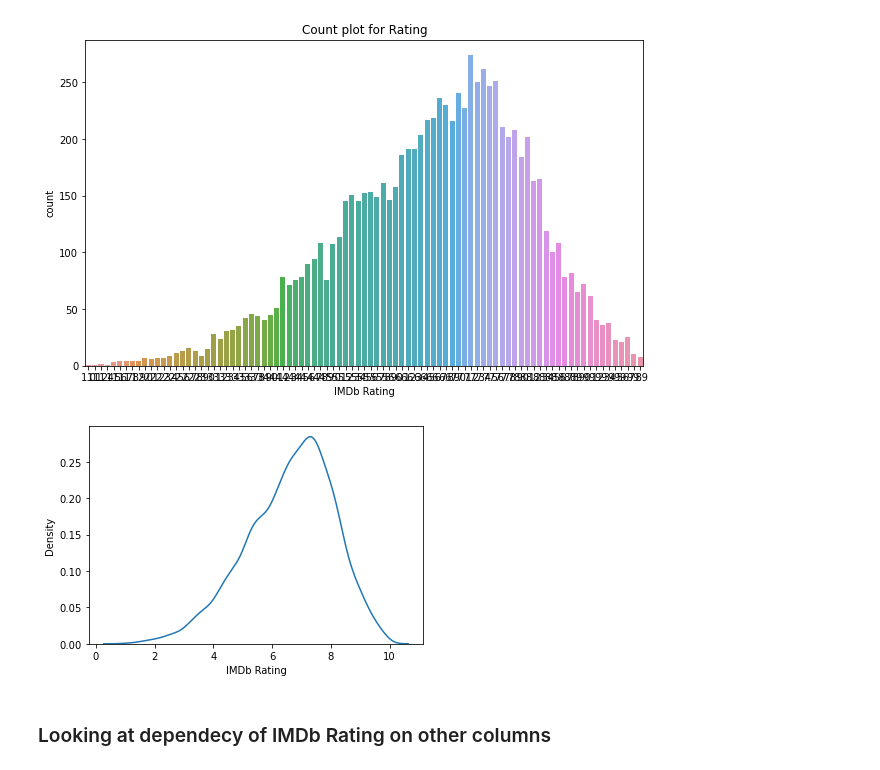
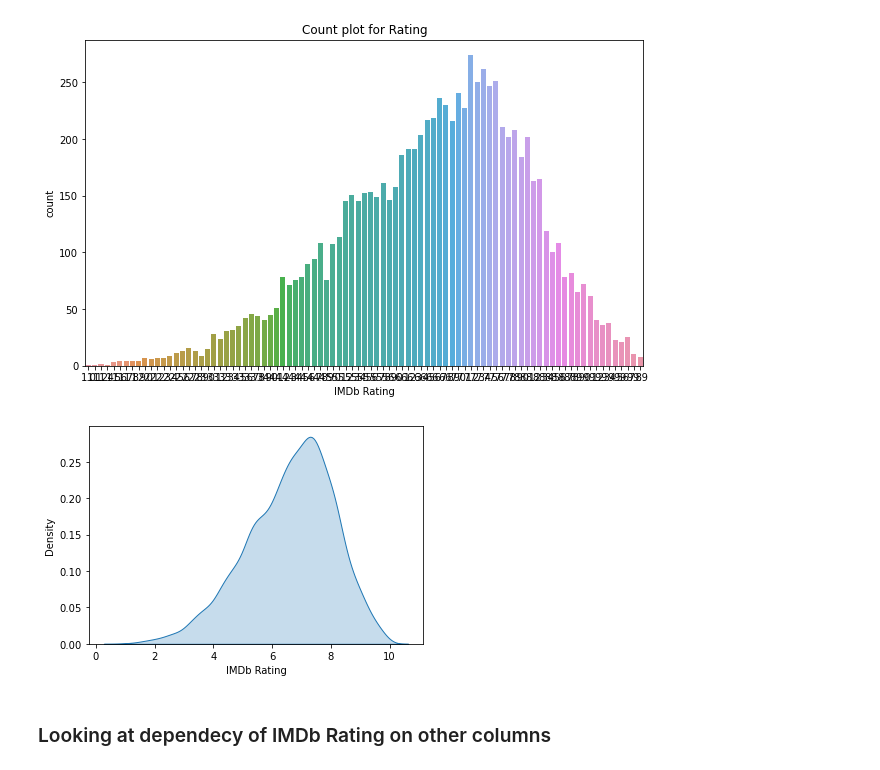
Before and after one commit to g-s01/indMov, a Jupyter notebook: data preprocessing/analysis.ipynb, the cells around one changed output. Cells and saved outputs as stored; diff of their text form; code cells hidden in the pictures.

```diff
--- a/data preprocessing/analysis.ipynb
+++ b/data preprocessing/analysis.ipynb
@@ -102,10 +105,10 @@ plt.show()
 # %% [output]
 [figure]
 # %%
-sns.distplot(a=df['IMDb Rating'],hist=False)
+sns.distplot(a=df['IMDb Rating'],hist=False, kde_kws={"shade": True})
 plt.show()
 # %% [output]
-[figure, old version]
+[figure, new version]
 # %% [markdown]
 ### Looking at dependecy of IMDb Rating on other columns
 # %%
```
Also changed, not shown: parts of 9 cells of this notebook.
